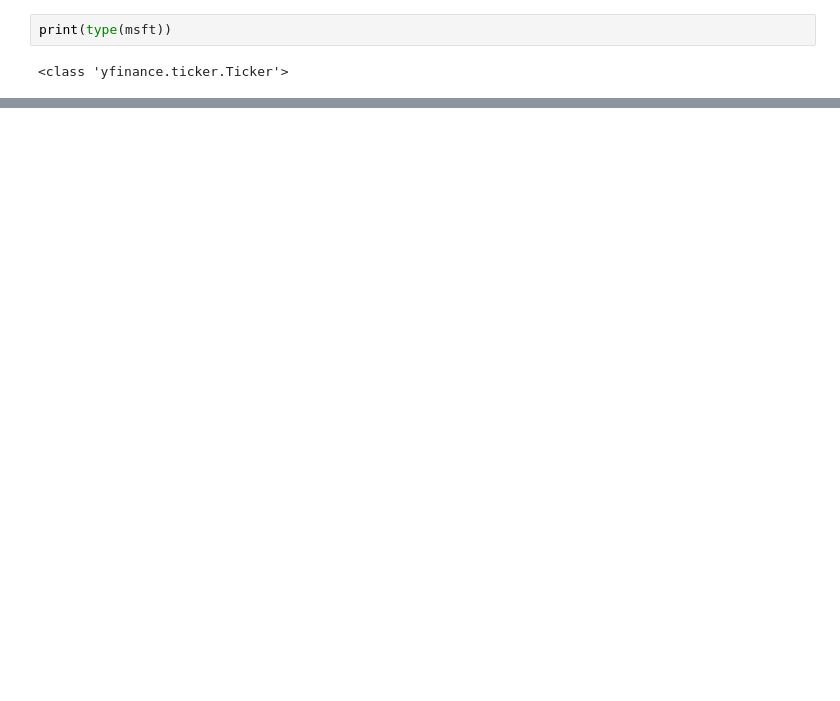
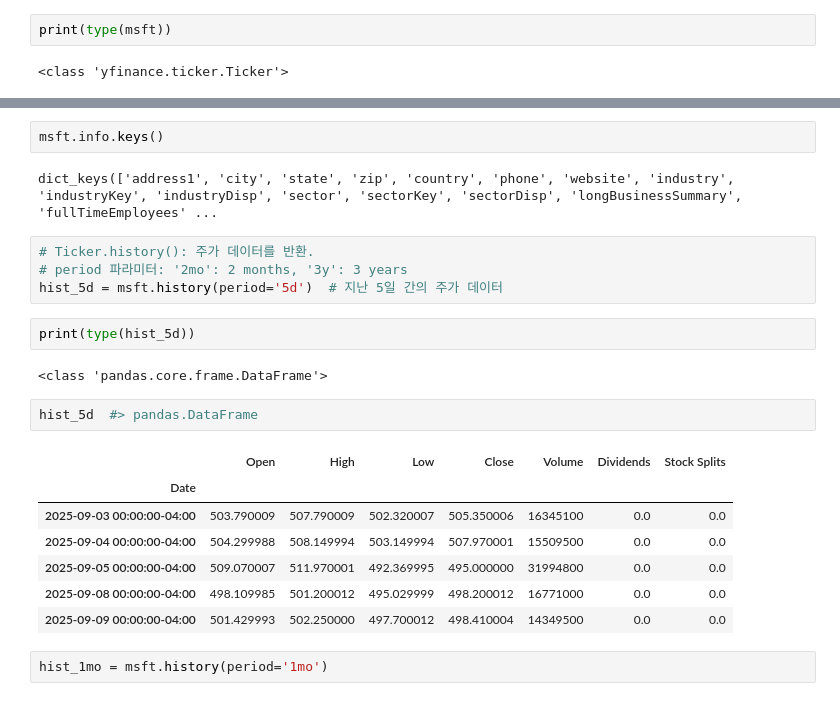
Before and after one commit to JakeOh/202505_BD50_lab_llm, a Jupyter notebook: src/lab07/yfinance_ex.ipynb, the cells around one changed output, grey strips where cells are left out. Drawn from its saved outputs; the diff is of its cells as text; blank space fills up the shorter version.

```diff
--- a/src/lab07/yfinance_ex.ipynb
+++ b/src/lab07/yfinance_ex.ipynb
@@ -34,0 +64,24 @@ msft.info
+# %%
+msft.info.keys()
+# %% [output]
+dict_keys(['address1', 'city', 'state', 'zip', 'country', 'phone', 'website', 'industry', 'industryKey', 'industryDisp', 'sector', 'sectorKey', 'sectorDisp', 'longBusinessSummary', 'fullTimeEmployees' ...
+# %%
+# Ticker.history(): 주가 데이터를 반환.
+# period 파라미터: '2mo': 2 months, '3y': 3 years
+hist_5d = msft.history(period='5d')  # 지난 5일 간의 주가 데이터
+# %%
+print(type(hist_5d))
+# %% [output]
+<class 'pandas.core.frame.DataFrame'>
+# %%
+hist_5d  #> pandas.DataFrame
+# %% [output]
+|  | Open | High | Low | Close | Volume | Dividends | Stock Splits |
+| Date |  |  |  |  |  |  |  |
+| 2025-09-03 00:00:00-04:00 | 503.790009 | 507.790009 | 502.320007 | 505.350006 | 16345100 | 0.0 | 0.0 |
+| 2025-09-04 00:00:00-04:00 | 504.299988 | 508.149994 | 503.149994 | 507.970001 | 15509500 | 0.0 | 0.0 |
+| 2025-09-05 00:00:00-04:00 | 509.070007 | 511.970001 | 492.369995 | 495.000000 | 31994800 | 0.0 | 0.0 |
+| 2025-09-08 00:00:00-04:00 | 498.109985 | 501.200012 | 495.029999 | 498.200012 | 16771000 | 0.0 | 0.0 |
+| 2025-09-09 00:00:00-04:00 | 501.429993 | 502.250000 | 497.700012 | 498.410004 | 14349500 | 0.0 | 0.0 |
+# %%
+hist_1mo = msft.history(period='1mo')
```
Also changed, not shown: parts of 7 cells of this notebook, 2 other files.
